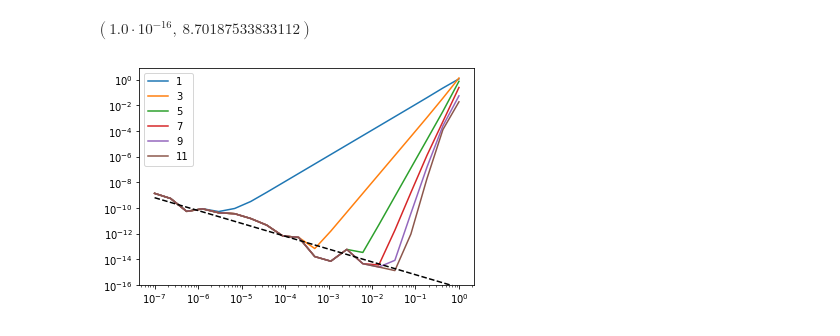
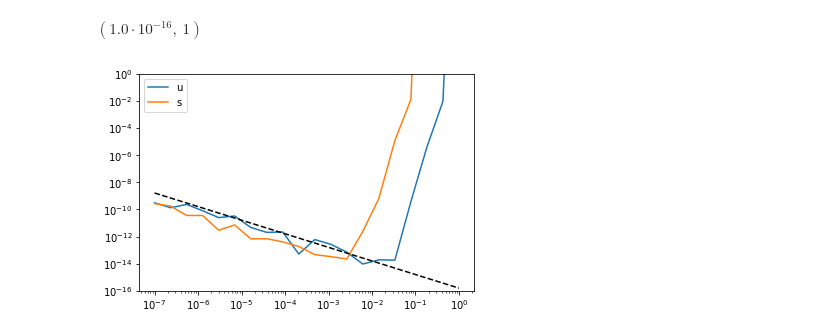
Before and after one commit to shadden/encounter_map_and_instability_timescale, a Jupyter notebook: notebooks/EncounterMapManifoldFixAttempt.ipynb, the cells around one changed output. Drawn from its saved outputs; the diff is of its cells as text; code cells hidden in the pictures.

```diff
--- a/notebooks/EncounterMapManifoldFixAttempt.ipynb
+++ b/notebooks/EncounterMapManifoldFixAttempt.ipynb
@@ -123,2 +6,2 @@ def manifold_approx(u,n,farr,garr):
 # %%
-emap = EncounterMap(6e-5,4,0.5,Nmax=5,mod=False)
+emap = EncounterMap(1e-4,4,0.5,Nmax=15,mod=False)
@@ -165,17 +8,31 @@ for n in range(2,Nmax + 1):
+# %%
+Nmax=11
+xunst = np.array((np.pi,0))
+R_u,farr_u,garr_u=solve_manifold_f_and_g((np.pi,0),emap,11)
+R_s,farr_s,garr_s=solve_manifold_f_and_g((np.pi,0),emap,11,unstable=False)
+Tprime_u = lambda p: R_u@(emap(xunst + R_u.T @ p ) - xunst)
+Tprime_s = lambda p: R_s@(emap.inv(xunst + R_s.T @ p ) - xunst)
 # %%
-for nmax in [1,3,5,7,9,11]:
-    u0s = np.logspace(-7,0,20)
-    errors = []
-    for u0 in u0s:
-        p0,p1_approx=manifold_approx(u0,nmax,farr,garr)
-        p1 = R @ (emap(xunst + R.T @ p0 ) - xunst)
-        errors.append(np.linalg.norm((p1-p1_approx))/np.linalg.norm(p1))
-    plt.plot(u0s,errors,label=nmax)
+u0s = np.logspace(-7,0,20)
+errors_u = []
+errors_s = []
+for u0 in u0s:
+    p0,p1_approx=manifold_approx(u0,Nmax,farr_u,garr_u)
+    p1 = Tprime_u(p0)
+    errors_u.append(np.linalg.norm((p1-p1_approx))/np.linalg.norm(p1))
+
+
+    p0,p1_approx=manifold_approx(u0,Nmax,farr_s,garr_s)
+    p1 = Tprime_s(p0)
+    errors_s.append(np.linalg.norm((p1-p1_approx))/np.linalg.norm(p1))
+
+plt.plot(u0s,errors_u,label='u')
+plt.plot(u0s,errors_s,label='s')
 plt.plot(u0s,np.abs((emap(xunst)-xunst)[1]/u0s),'k--')
 plt.legend()
 plt.xscale('log')
 plt.yscale('log')
-plt.ylim(ymin=1e-16)
+plt.ylim(1e-16,1)
 # %% [output]
-$\displaystyle \left( 1.0 \cdot 10^{-16}, \  8.70187533833112\right)$
+$\displaystyle \left( 1.0 \cdot 10^{-16}, \  1\right)$
-[figure, old version]
+[figure, new version]
```
Also changed, not shown: parts of 7 cells of this notebook.
